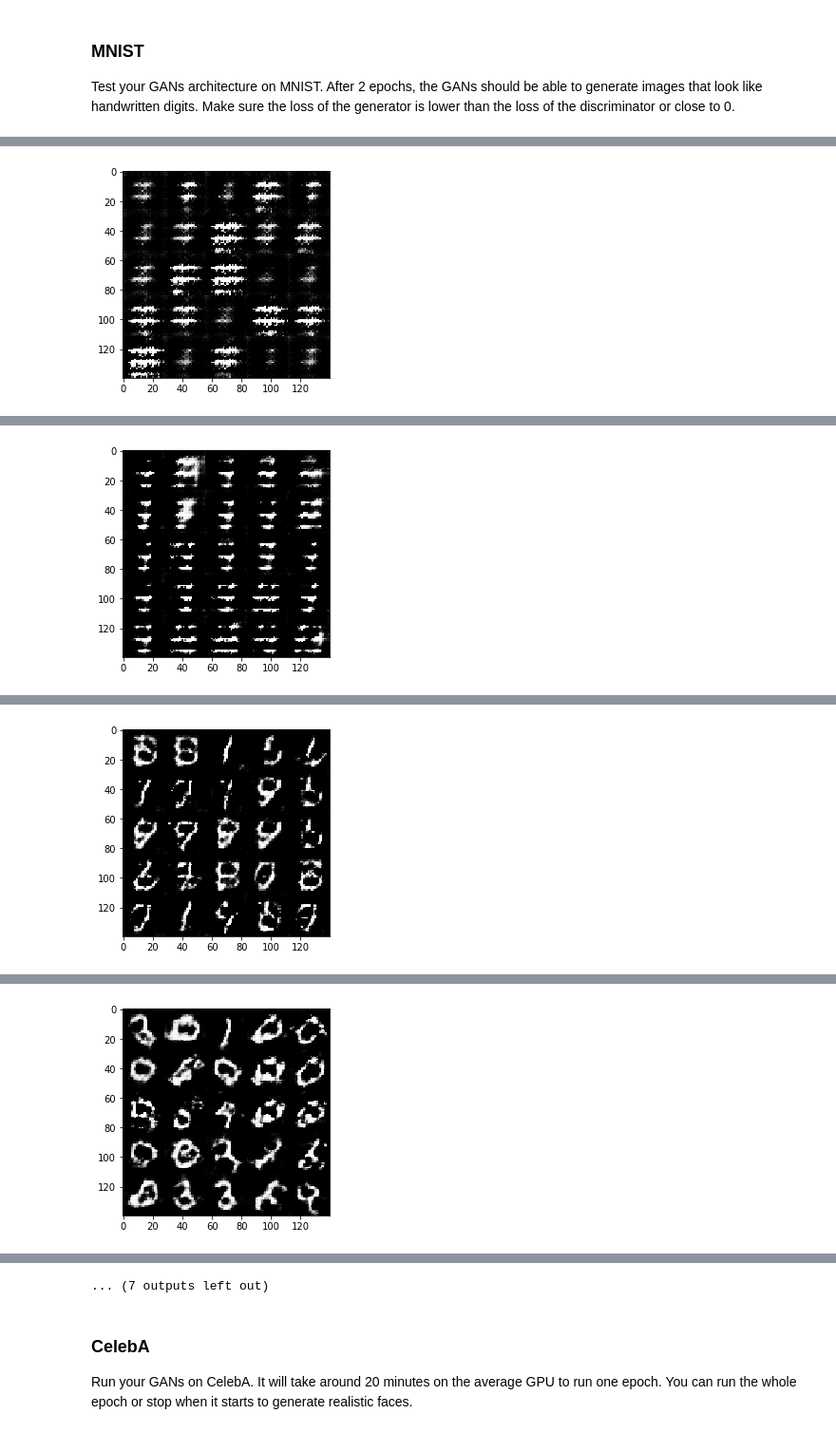
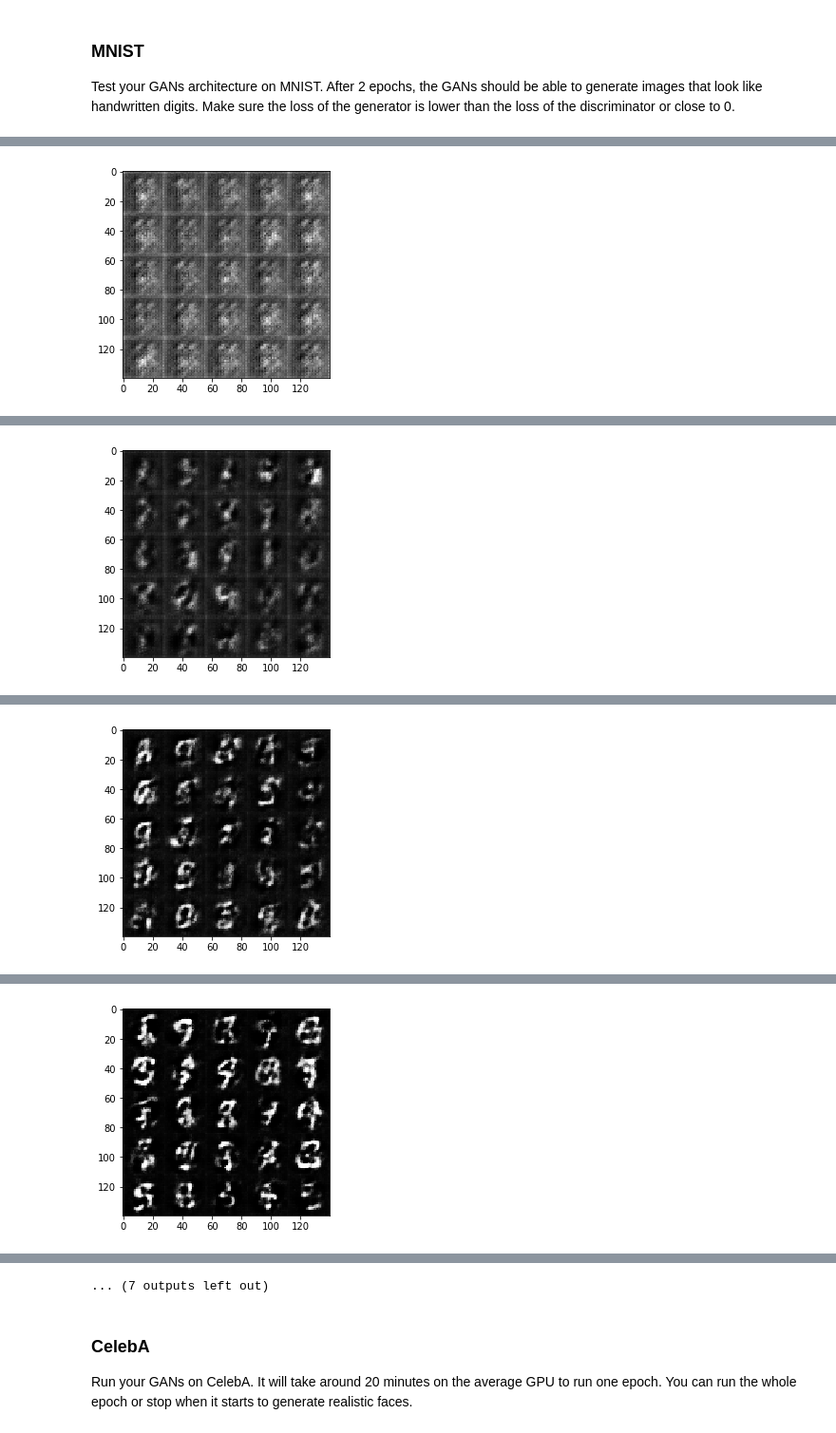
Before and after one commit to antonioricardojr/face-generation, a Jupyter notebook: dlnd_face_generation.ipynb, the cells around one changed output, grey strips where cells are left out. Shown at 95% size. Saved outputs shown, nothing was run; the diff lists cells and outputs as text; code cells hidden in the pictures.

Commit message:
adding reaky relu and batch_norm in generator and discriminator models.

```diff
--- a/dlnd_face_generation.ipynb
+++ b/dlnd_face_generation.ipynb
@@ -133,7 +133,7 @@ Tests Passed
 ### Discriminator
 Implement `discriminator` to create a discriminator neural network that discriminates on `images`.  This function should be able to reuse the variables in the neural network.  Use [`tf.variable_scope`](https://www.tensorflow.org/api_docs/python/tf/variable_scope) with a scope name of "discriminator" to allow the variables to be reused.  The function should return a tuple of (tensor output of the discriminator, tensor logits of the discriminator).
 # %%
-def discriminator(images, reuse=False):
+def discriminator(images, reuse=False, is_training=True):
     """
     Create the discriminator network
     :param images: Tensor of input image(s)
@@ -144,18 +144,17 @@ def discriminator(images, reuse=False):
 
     with tf.variable_scope('discriminator', reuse=reuse):
 
-        alpha = 0.01
+        h1 = tf.layers.conv2d(images, 128, 5, 2, 'same')
+        h1 = tf.layers.batch_normalization(h1, training=is_training)
+        h1 = tf.nn.leaky_relu(h1)
 
-        h1 = tf.layers.conv2d(images, 64, 5, 2, 'same')
-        h1 = tf.maximum(alpha * h1, h1)
+        h2 = tf.layers.conv2d(h1, 256, 5, 2, 'same')
+        h2 = tf.layers.batch_normalization(h2, training=is_training)
+        h2 = tf.nn.leaky_relu(h2)
 
-        h2 = tf.layers.conv2d(h1, 128, 5, 2, 'same')
-        h2 = tf.layers.batch_normalization(h2, training=True)
-        h2 = tf.maximum(alpha * h2, h2)
-
-        h3 = tf.layers.conv2d(h2, 256, 5, 2, 'same')
-        h3 = tf.layers.batch_normalization(h3, training=True)
-        h3 = tf.maximum(alpha * h3, h3)
+        h3 = tf.layers.conv2d(h2, 512, 5, 2, 'same')
+        h3 = tf.layers.batch_normalization(h3, training=is_training)
+        h3 = tf.nn.leaky_relu(h3)
 
         flat = tf.reshape(h3, (-1, 4*4*256))
         logits = tf.layers.dense(flat, 1)
@@ -186,20 +185,18 @@ def generator(z, out_channel_dim, is_train=True):
 
     with tf.variable_scope('generator', reuse =not is_train):
 
-        alpha = 0.01
-
         h1 = tf.layers.dense(z, 2*2*512)
         h1 = tf.reshape(h1, (-1, 2, 2, 512))
         h1 = tf.layers.batch_normalization(h1, training=is_train)
-        h1 = tf.maximum(alpha * h1, h1)
+        h1 = tf.nn.leaky_relu(h1)
 
         h2 = tf.layers.conv2d_transpose(h1, 256, 5, 2, 'valid')
         h2 = tf.layers.batch_normalization(h2, training=is_train)
-        h2 = tf.maximum(alpha * h2, h2)
+        h2 = tf.nn.leaky_relu(h2)
 
         h3 = tf.layers.conv2d_transpose(h2, 128, 5, 2, 'same')
         h3 = tf.layers.batch_normalization(h3, training=is_train)
-        h3 = tf.maximum(alpha * h3, h3)
+        h3 = tf.nn.leaky_relu(h3)
 
         logits = tf.layers.conv2d_transpose(h3, out_channel_dim, 5, 2, 'same')
         out = tf.tanh(logits)
@@ -382,8 +379,8 @@ Test your GANs architecture on MNIST.  After 2 epochs, the GANs should be able t
 # %%
 batch_size = 128
 z_dim = 128
-learning_rate = 0.0025
-beta1 = 0.5
+learning_rate = 0.0001
+beta1 = 0.25
 
 
 """
@@ -409 +406 @@ Epoch 1/2... Discriminator Loss: 1.2792... Generator Loss: 0.4759
-[figure, old version]
+[figure, new version]
@@ -420 +417 @@ Epoch 1/2... Discriminator Loss: 0.2848... Generator Loss: 2.4008
-[figure, old version]
+[figure, new version]
@@ -431 +428 @@ Epoch 1/2... Discriminator Loss: 0.4559... Generator Loss: 1.9487
-[figure, old version]
+[figure, new version]
@@ -442 +439 @@ Epoch 1/2... Discriminator Loss: 0.6708... Generator Loss: 1.9630
-[figure, old version]
+[figure, new version]
```
Also changed, not shown: parts of 2 cells of this notebook.
